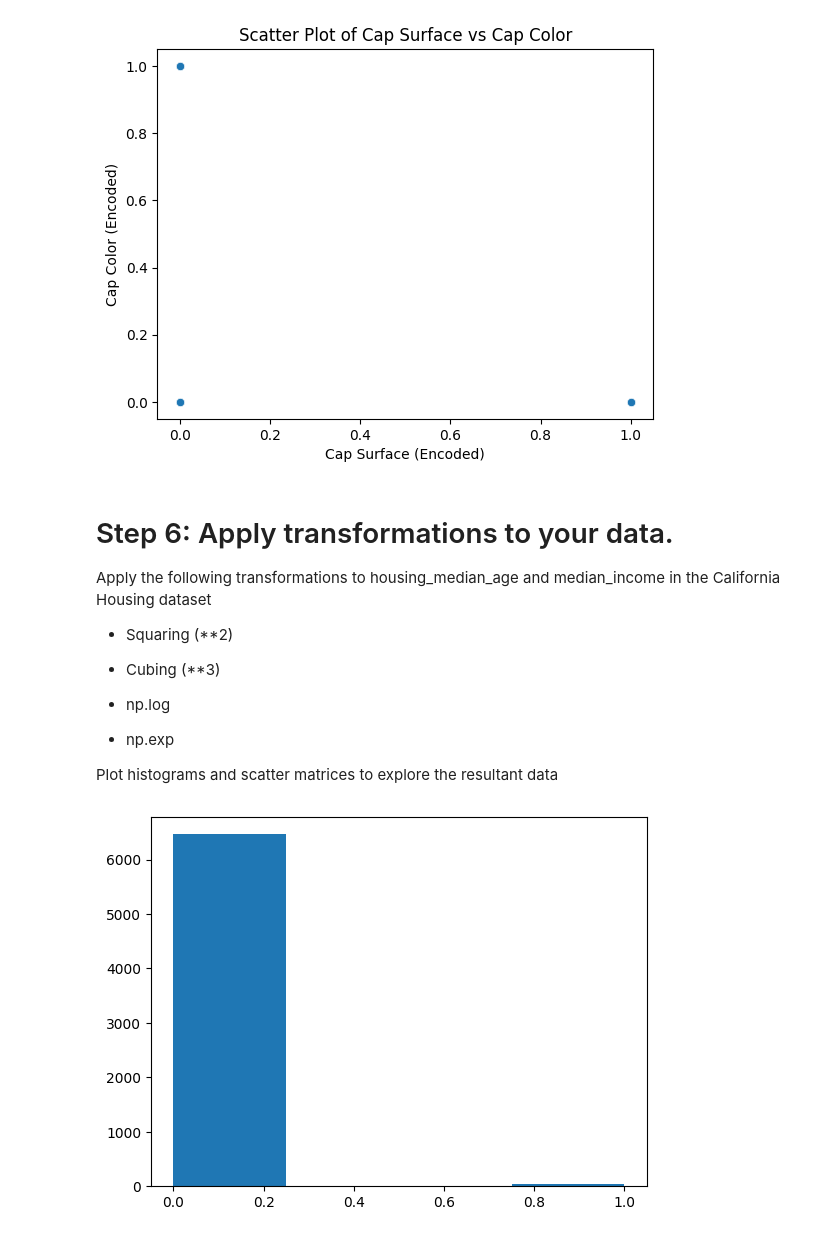
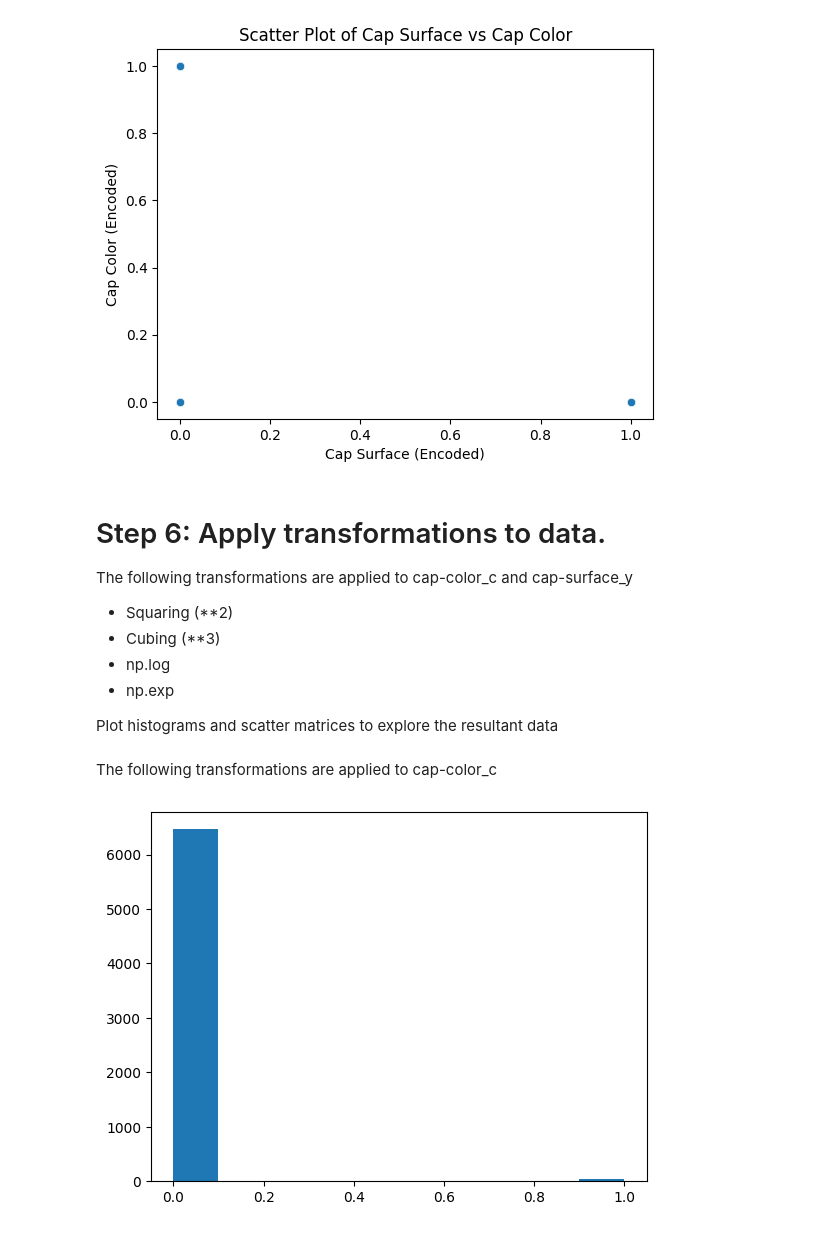
Before and after one commit to atoothman/data71200, a Jupyter notebook: DATA_71200_Project_1_Mushroom_Classification_Toothman.ipynb, the cells around one changed output. Saved outputs shown, nothing was run; the diff lists cells and outputs as text; code cells hidden in the pictures.

```diff
--- a/DATA_71200_Project_1_Mushroom_Classification_Toothman.ipynb
+++ b/DATA_71200_Project_1_Mushroom_Classification_Toothman.ipynb
@@ -394,26 +394,26 @@ plt.show()
 # %% [output]
 [figure]
 # %% [markdown]
-# Step 6: Apply transformations to your data.
+# Step 6: Apply transformations to data.
 
-Apply the following transformations to housing_median_age and median_income in the California Housing dataset
+The following transformations are applied to cap-color_c and cap-surface_y
 
 
 *  Squaring (**2)
 *  Cubing (**3)
-
-
 *  np.log
 *  np.exp
 
 Plot histograms and scatter matrices to explore the resultant data
 # %%
 import numpy as np
+# %% [markdown]
+The following transformations are applied to cap-color_c
 # %%
 # Histogram for cap-color_c with squareing (**2) transformation
-plt.hist(X_train['cap-color_c'].values.reshape(-1, 1)**2, bins=4)
+plt.hist(X_train['cap-color_c'].values.reshape(-1, 1)**2, bins=10)
 plt.show()
 # %% [output]
-[figure, old version]
+[figure, new version]
 # %%
 # Histogram for cap-color_c with cubing (**3) transformation
```
Also changed, not shown: parts of 6 cells of this notebook.
